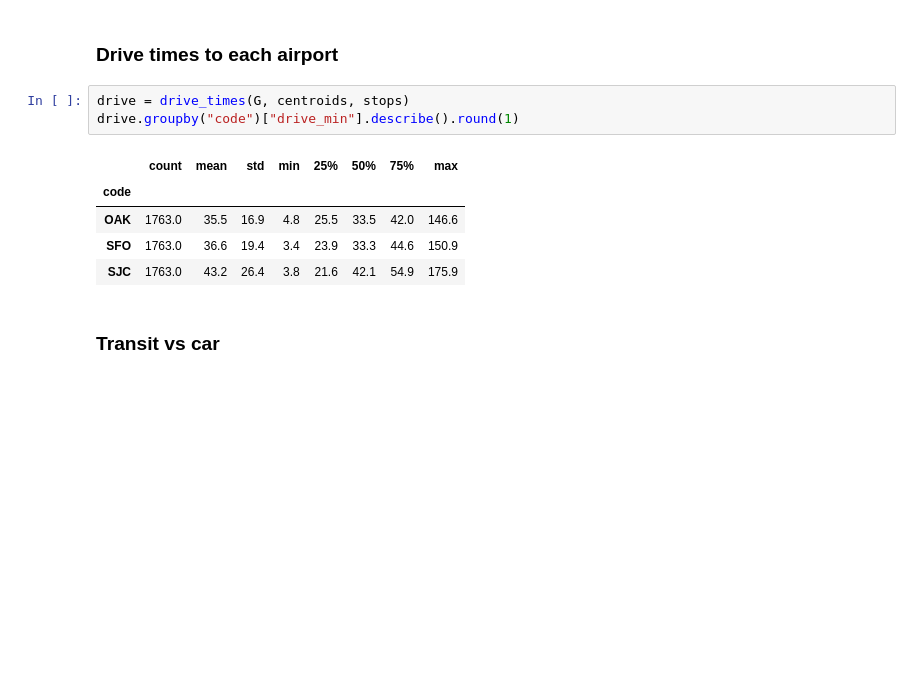
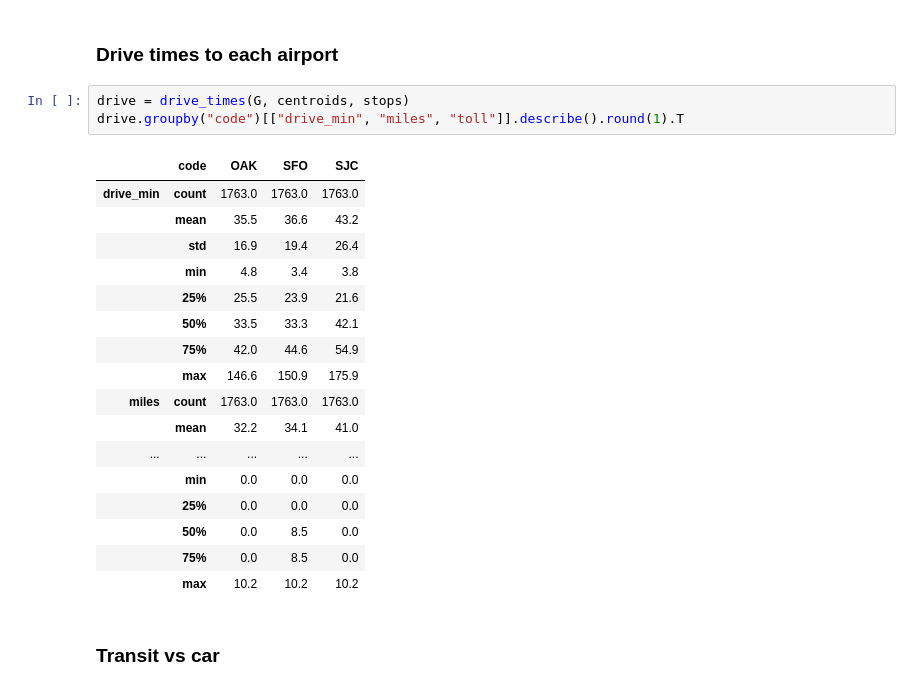
Before and after one commit to aditchintamaneni/AirportTransitFeasibility, a Jupyter notebook: data_processing.ipynb, the cells around one changed output. Cells and saved outputs as stored; diff of their text form; blank space fills up the shorter version.

```diff
--- a/data_processing.ipynb
+++ b/data_processing.ipynb
@@ -160,13 +160,25 @@ route distance: 20.8 km
 ### Drive times to each airport
 # %%
 drive = drive_times(G, centroids, stops)
-drive.groupby("code")["drive_min"].describe().round(1)
+drive.groupby("code")[["drive_min", "miles", "toll"]].describe().round(1).T
 # %% [output]
-|  | count | mean | std | min | 25% | 50% | 75% | max |
-| code |  |  |  |  |  |  |  |  |
-| OAK | 1763.0 | 35.5 | 16.9 | 4.8 | 25.5 | 33.5 | 42.0 | 146.6 |
-| SFO | 1763.0 | 36.6 | 19.4 | 3.4 | 23.9 | 33.3 | 44.6 | 150.9 |
-| SJC | 1763.0 | 43.2 | 26.4 | 3.8 | 21.6 | 42.1 | 54.9 | 175.9 |
+|  | code | OAK | SFO | SJC |
+| drive_min | count | 1763.0 | 1763.0 | 1763.0 |
+|  | mean | 35.5 | 36.6 | 43.2 |
+|  | std | 16.9 | 19.4 | 26.4 |
+|  | min | 4.8 | 3.4 | 3.8 |
+|  | 25% | 25.5 | 23.9 | 21.6 |
+|  | 50% | 33.5 | 33.3 | 42.1 |
+|  | 75% | 42.0 | 44.6 | 54.9 |
+|  | max | 146.6 | 150.9 | 175.9 |
+| miles | count | 1763.0 | 1763.0 | 1763.0 |
+|  | mean | 32.2 | 34.1 | 41.0 |
+| ... | ... | ... | ... | ... |
+|  | min | 0.0 | 0.0 | 0.0 |
+|  | 25% | 0.0 | 0.0 | 0.0 |
+|  | 50% | 0.0 | 8.5 | 0.0 |
+|  | 75% | 0.0 | 8.5 | 0.0 |
+|  | max | 10.2 | 10.2 | 10.2 |
 # %% [markdown]
 ### Transit vs car
 # %%
```
Also changed, not shown: parts of 8 cells of this notebook, 22 other files.
